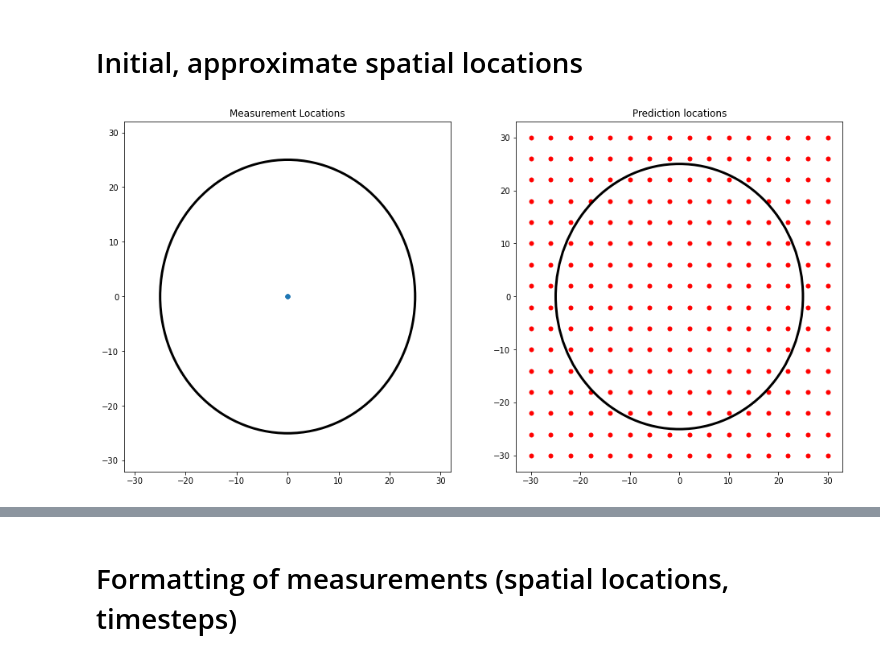
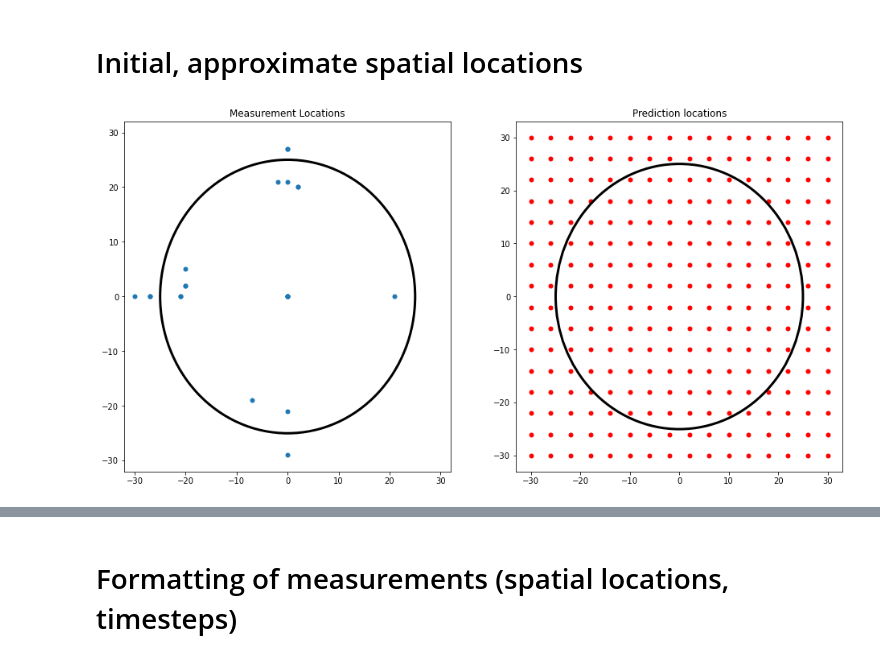
Before and after one commit to larsmmo/Master, a Jupyter notebook: gaussianProcess/GPKF/train.ipynb, the cells around one changed output, grey strips where cells are left out. Drawn from its saved outputs; the diff is of its cells as text; code cells hidden in the pictures.

Commit message:
Saved figures

```diff
--- a/gaussianProcess/GPKF/train.ipynb
+++ b/gaussianProcess/GPKF/train.ipynb
@@ -50,8 +50,8 @@ plot_gpkf(params.data['TimeInstants'], [], [], posteriorMean[0, :], posteriorCov
 # %% [markdown]
 # Initial, approximate spatial locations
 # %%
-#df_do = df[[col for col in df.columns if 'DO' in col]]
-df_do = df[['Pos1m3DO', 'Pos1m6DO', 'Pos1m9DO', 'Pos1m12DO']]
+df_do = df[[col for col in df.columns if 'DO' in col]]
+#df_do = df[['Pos1m3DO', 'Pos1m6DO', 'Pos1m9DO', 'Pos1m12DO']]
 locations = df_do.iloc[0]
 locations = locations.astype('object')
 center = 0
@@ -94,31 +94,31 @@ scaler = preprocessing.StandardScaler().fit(locations_values)
 locations_values = scaler.transform(locations_values)
 
 # Create and prediction locations
 pred_shape = 16
 xx, yy, zz = np.meshgrid(np.arange(-30,31,4), 3, np.arange(-30,31,4))
 #xx, yy, zz = np.meshgrid(30, np.arange(1,14,1), 30)
 #xx, yy, zz = np.meshgrid(center, 3, np.arange(0,60,1))
 locations_pred = np.column_stack([xx.flatten(), yy.flatten(), zz.flatten()])
 
 # Plot measurement/prediction locations
 fig = plt.figure(figsize = (16,8))
 ax1 = fig.add_subplot(121)
 
 locs = np.vstack(locations.values)
 ax1.scatter(locs[:,0], locs[:,2], s = 25)
 
 cage_circle=plt.Circle((center, center),25,color='black', fill=False, linewidth = 3)
 plt.gcf().gca().add_artist(cage_circle)
 plt.xlim(-32, 32)
 plt.ylim(-32, 32)
 plt.title("Measurement Locations")
 ax2 = fig.add_subplot(122)
 locs = np.vstack(locations_pred)
 #ax1.scatter(locs[:,0], locs[:,2], s = 25, color = 'r')
 ax2.scatter(locs[:,0], locs[:,2], s = 25, color = 'r')
 cage_circle2=plt.Circle((center, center),25,color='black', fill=False, linewidth = 3)
 plt.gcf().gca().add_artist(cage_circle2)
 plt.title("Prediction locations")
 locations_pred = scaler.transform(locations_pred)
 # %% [output]
-[figure, old version]
+[figure, new version]
```
Also changed, not shown: parts of 7 cells of this notebook, 10 other files.
